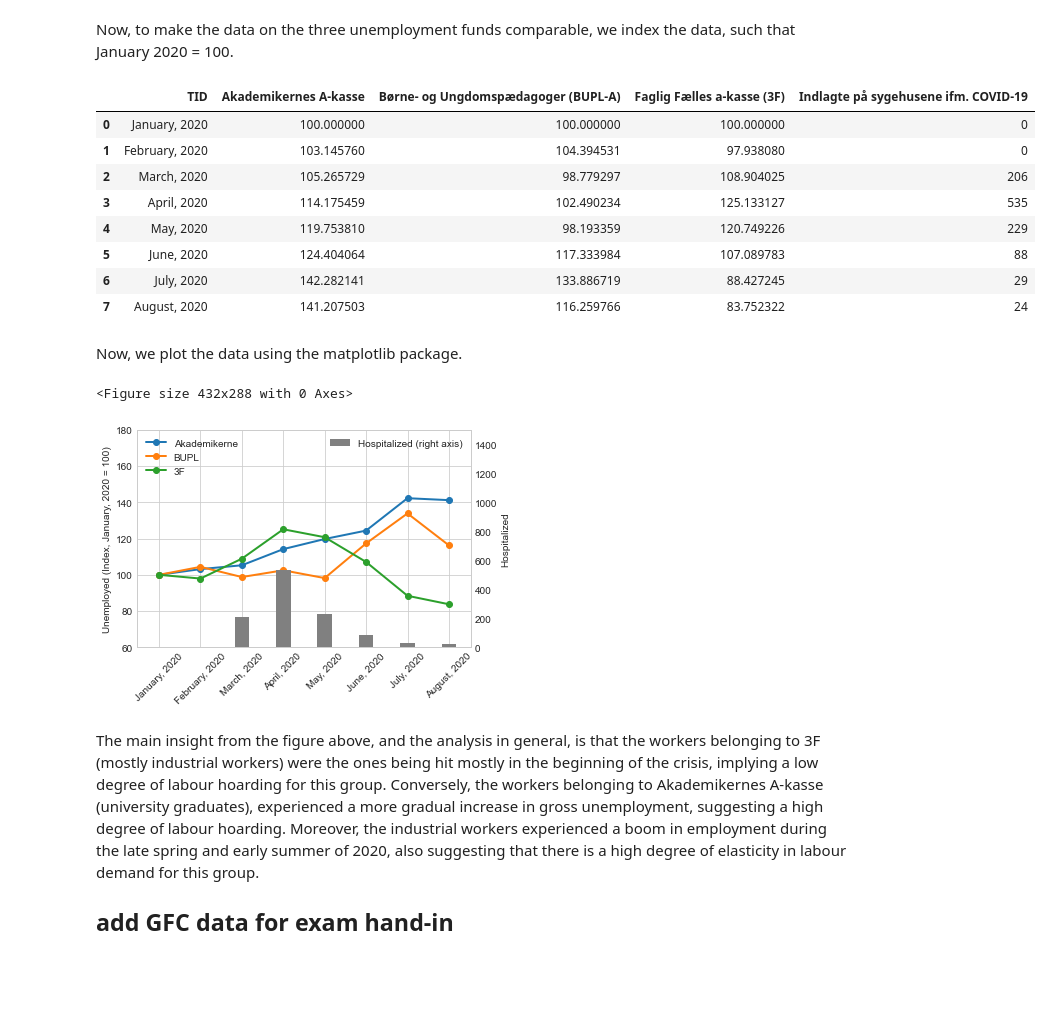
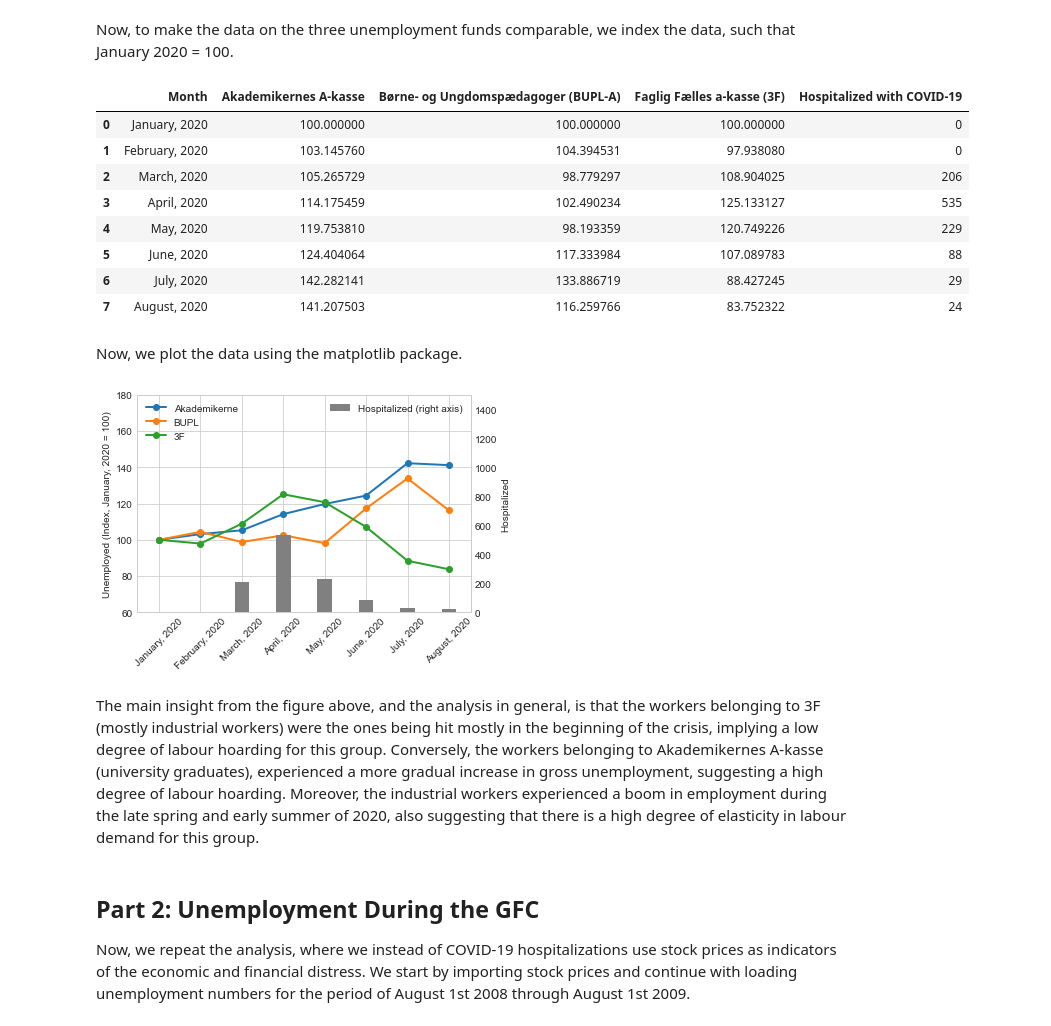
Before and after one commit to frederikbachdk/Python-UCPH, a Jupyter notebook: dataproject/dataproject.ipynb, the cells around one changed output. Drawn from its saved outputs; the diff is of its cells as text; code cells hidden in the pictures; blank space fills up the shorter version.

Commit message:
Exam hand-ins ready

```diff
--- a/dataproject/dataproject.ipynb
+++ b/dataproject/dataproject.ipynb
@@ -132,13 +137,16 @@ As a proxy for the prevalence of Covid-19 we use data for the number of hospital
 # %%
-SMIT1 = dst.get_data(table_id = 'SMIT1', variables={'AKTP':['35'], 'TID':['2020M04D01', '2020M05D01', '2020M06D01', '2020M07D01', '2020M08D03']})
+SMIT1 = dst.get_data(table_id = 'SMIT1', variables={'AKTP':['35'], 'TID':['2020M04D01', '2020M05D01', '2020M06D01',
+                                                                          '2020M07D01', '2020M08D03']})
 
 # create zero value rows for hospitalizations before Covid-19 hit Denmark
 NewRowsJan = pd.DataFrame({'AKTP':'Indlagte på sygehusene ifm. COVID-19', 'TID':'2020M01', 'INDHOLD':0}, index=[0])
 NewRowsFeb = pd.DataFrame({'AKTP':'Indlagte på sygehusene ifm. COVID-19', 'TID':'2020M02', 'INDHOLD':0}, index=[0])
 
-SMIT1= pd.concat([NewRowsJan, NewRowsFeb, SMIT1]).reset_index(drop = True)
+SMIT1 = pd.concat([NewRowsJan, NewRowsFeb, SMIT1]).reset_index(drop = True)
 
-SMIT1["TID"].replace({"2020M01": "January, 2020", "2020M02": "February, 2020", "2020M03D21": "March, 2020", "2020M04D01": "April, 2020", "2020M05D01": "May, 2020", "2020M06D01": "June, 2020", "2020M07D01": "July, 2020", "2020M08D03": "August, 2020"}, inplace=True)
+SMIT1["TID"].replace({"2020M01": "January, 2020", "2020M02": "February, 2020", "2020M03D21": "March, 2020",
+                      "2020M04D01": "April, 2020", "2020M05D01": "May, 2020", "2020M06D01": "June, 2020",
+                      "2020M07D01": "July, 2020", "2020M08D03": "August, 2020"}, inplace=True)
 
 SMIT1.set_index("TID")
 
@@ -159,7 +167,7 @@ We now delete the column 'AKTP' and change the name of the column "Indhold". Nex
 del SMIT1["AKTP"]
 
 # rename the column
-SMIT1=SMIT1.rename(columns={"INDHOLD":"Indlagte på sygehusene ifm. COVID-19"})
+SMIT1=SMIT1.rename(columns={"INDHOLD":"Hospitalized with COVID-19"})
 
 # now, join AUF02 and SMIT1 on the TID column
 AUF02_SMIT1 = pd.merge(AUF02_pivot, SMIT1, on = "TID")
@@ -171,12 +187,12 @@ Now, to make the data on the three unemployment funds comparable, we index the d
 # %%
 for column in ['Faglig Fælles a-kasse (3F)', 'Børne- og Ungdomspædagoger (BUPL-A)', 'Akademikernes (fra 1. juli 2013 inkl. ingeniører)']:
         AUF02_SMIT1[column] = AUF02_SMIT1[column].div(AUF02_SMIT1[column].iloc[0])*100
 
-AUF02_SMIT1 = AUF02_SMIT1.rename(columns = {"Akademikernes (fra 1. juli 2013 inkl. ingeniører)": "Akademikernes A-kasse"})
+AUF02_SMIT1 = AUF02_SMIT1.rename(columns = {"TID":"Month","Akademikernes (fra 1. juli 2013 inkl. ingeniører)": "Akademikernes A-kasse"})
 
 AUF02_SMIT1.head(10)
 # %% [output]
-|  | TID | Akademikernes A-kasse | Børne- og Ungdomspædagoger (BUPL-A) | Faglig Fælles a-kasse (3F) | Indlagte på sygehusene ifm. COVID-19 |
+|  | Month | Akademikernes A-kasse | Børne- og Ungdomspædagoger (BUPL-A) | Faglig Fælles a-kasse (3F) | Hospitalized with COVID-19 |
 | 0 | January, 2020 | 100.000000 | 100.000000 | 100.000000 | 0 |
 | 1 | February, 2020 | 103.145760 | 104.394531 | 97.938080 | 0 |
 | 2 | March, 2020 | 105.265729 | 98.779297 | 108.904025 | 206 |
@@ -189,7 +205,6 @@ AUF02_SMIT1.head(10)
 Now, we plot the data using the matplotlib package.
 # %%
 # Using matplotlib to visualize the data obtained, starting out with making a line chart
-fig = plt.figure()
 ax = AUF02_SMIT1.iloc[:, [1,2,3]].plot(use_index=True, linestyle='-', marker='o', linewidth=2.0)
 
 # Rotating the ticks on the x-axis 45 degrees
@@ -214,9 +229,10 @@ ax2.set_ylim([0, 1500])
 plt.legend(['Hospitalized (right axis)'], loc = 1)
 plt.show()
 # %% [output]
-<Figure size 432x288 with 0 Axes>
 [figure]
 # %% [markdown]
 The main insight from the figure above, and the analysis in general, is that the workers belonging to 3F (mostly industrial workers) were the ones being hit mostly in the beginning of the crisis, implying a low degree of labour hoarding for this group. Conversely, the workers belonging to Akademikernes A-kasse (university graduates), experienced a more gradual increase in gross unemployment, suggesting a high degree of labour hoarding. Moreover, the industrial workers experienced a boom in employment during the late spring and early summer of 2020, also suggesting that there is a high degree of elasticity in labour demand for this group.
-
-## add GFC data for exam hand-in
+# %% [markdown]
+## Part 2: Unemployment During the GFC
+
+Now, we repeat the analysis, where we instead of COVID-19 hospitalizations use stock prices as indicators of the economic and financial distress. We start by importing stock prices and continue with loading unemployment numbers for the period of August 1st 2008 through August 1st 2009.
```
Also changed, not shown: parts of 16 cells of this notebook, 3 other files.
